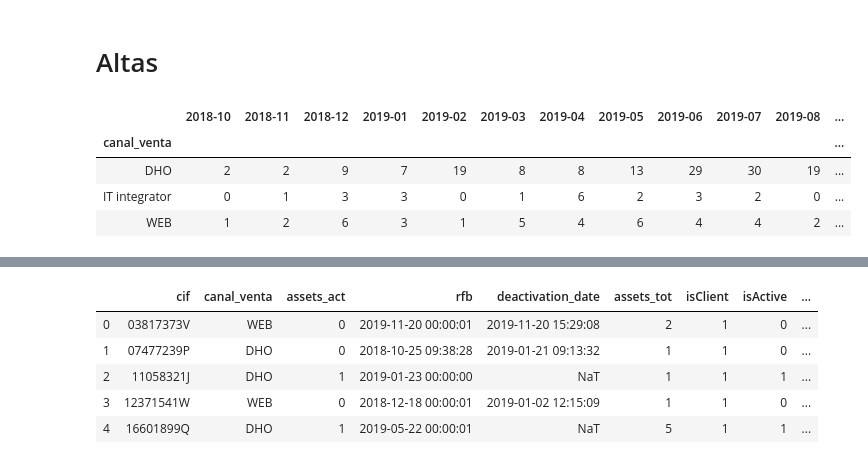
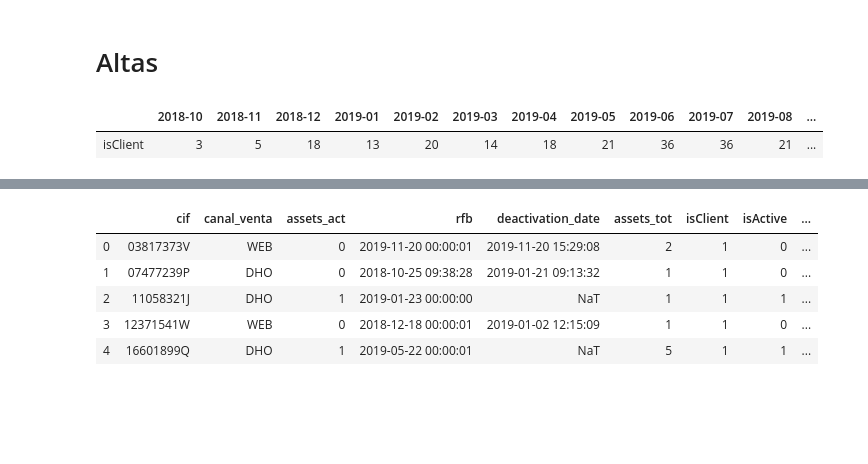
Before and after one commit to mariaadradosr/PyCartera, a Jupyter notebook: Final_PyCartera.ipynb, the cells around one changed output, grey strips where cells are left out. Drawn from its saved outputs; the diff is of its cells as text; code cells hidden in the pictures; blank space fills up the shorter version.

```diff
--- a/Final_PyCartera.ipynb
+++ b/Final_PyCartera.ipynb
@@ -59,13 +75,10 @@ functions.cli_vta_mes(df,1)
 # %%
 df_altas = functions.base_altas(df)
 # %%
-functions.cli_altas_mes_agg(df_altas,1)
+functions.cli_altas_mes_agg(df_altas,0)
 # %% [output]
 |  | 2018-10 | 2018-11 | 2018-12 | 2019-01 | 2019-02 | 2019-03 | 2019-04 | 2019-05 | 2019-06 | 2019-07 | 2019-08 | ... |
-| canal_venta |  |  |  |  |  |  |  |  |  |  |  | ... |
-| DHO | 2 | 2 | 9 | 7 | 19 | 8 | 8 | 13 | 29 | 30 | 19 | ... |
-| IT integrator | 0 | 1 | 3 | 3 | 0 | 1 | 6 | 2 | 3 | 2 | 0 | ... |
-| WEB | 1 | 2 | 6 | 3 | 1 | 5 | 4 | 6 | 4 | 4 | 2 | ... |
+| isClient | 3 | 5 | 18 | 13 | 20 | 14 | 18 | 21 | 36 | 36 | 21 | ... |
 # %%
 functions.cli_altas_mes(df,3)
 # %% [output]
```
Also changed, not shown: parts of 2 cells of this notebook, 18 other files.
